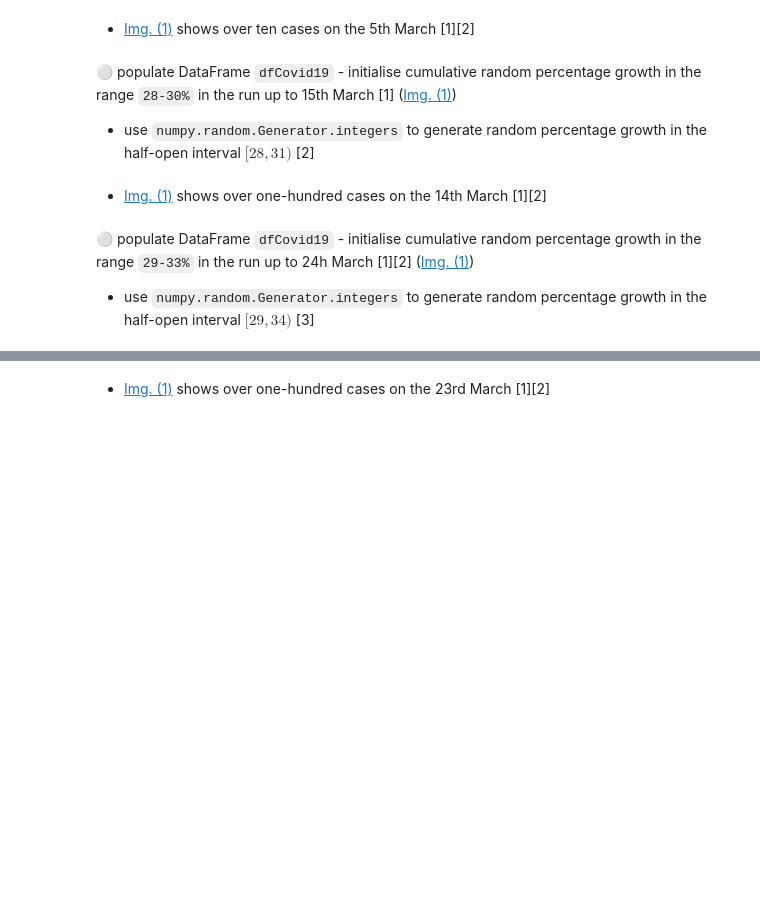
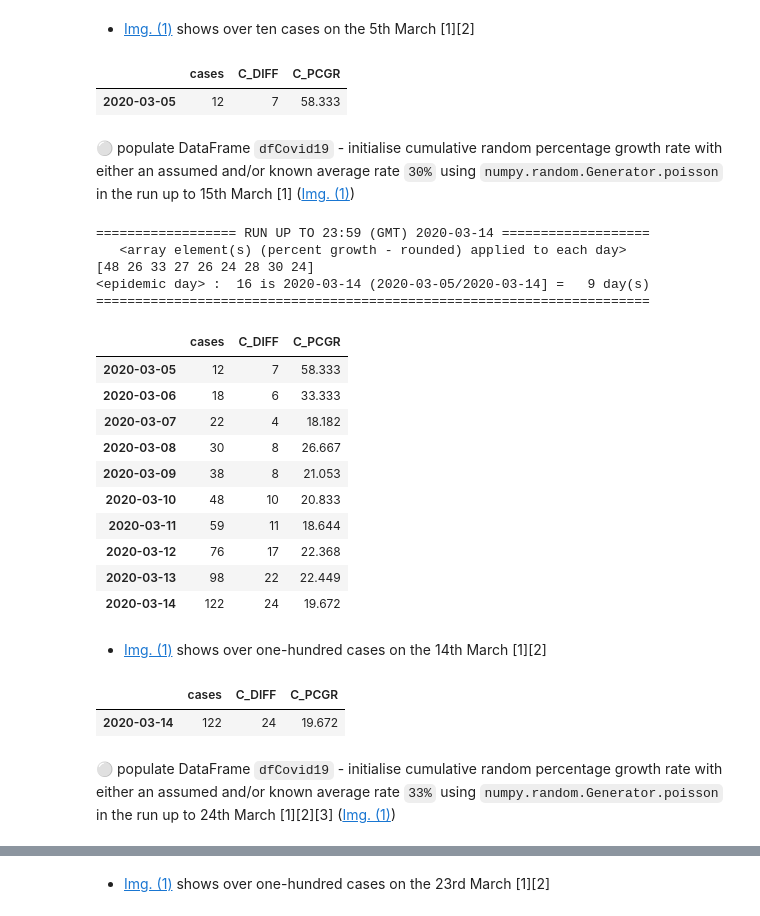
Before and after one commit to E6985/pda-numpy-random-simulation, a Jupyter notebook: Programming-for-Data-Analysis-Project-2020.ipynb, the cells around one changed output, grey strips where cells are left out. Drawn from its saved outputs; the diff is of its cells as text; code cells hidden in the pictures; blank space fills up the shorter version.

```diff
--- a/Programming-for-Data-Analysis-Project-2020.ipynb
+++ b/Programming-for-Data-Analysis-Project-2020.ipynb
@@ -156,6 +156,8 @@ def fCovid19(nRowCldIntervalS,nRowCldIntervalE,nColVarInterest,nArrPercent):
         nPopulate=nICU
     elif nColVarInterest=="deaths":
         nPopulate=nDeaths
+    print("================== RUN UP TO 23:59 (GMT) {} ===================".format(
+        nRowCldIntervalE))
     for nDate in range(len(dfCovid19.loc[:nRowCldIntervalS]),
                        len(dfCovid19.loc[:nRowCldIntervalE])):
         nPopulate+=nPopulate*(nArrPercent[nDate-len(dfCovid19.loc[:nFrom])]/100)
@@ -164,9 +166,9 @@ def fCovid19(nRowCldIntervalS,nRowCldIntervalE,nColVarInterest,nArrPercent):
         nRowCldIntervalE=pd.to_datetime(nRowCldIntervalE) # convert to datetime
         # package pandas - subpackage _libs - subpackage tslibs - moduie timedeltas
         nRowCldIntervalE+=pd.Timedelta(1,unit="d") # duration initially x1 day
-    print("============== RUN UP TO {} (excluded) ===============".format(
-        nRowCldIntervalE))
-    print("<percentages>  : "); print(nArrPercent)
+    print("   <array element(s) (percent growth - rounded) applied to each day>")
+    print(nArrPercent)
+    return round(nPopulate)
 
 nTo,nFrom="2020-02-28","2020-02-27"
 
@@ -527,22 +557,40 @@ fEpidemicDay(dfCovid19,nTo); fStatus(dfCovid19,nFrom,nTo)
 [2] Department of Health, "COVID-19 modelling data - Thursday 16 April 2020," [gov](https://web.archive.org/web/20201119120437/https://www.gov.ie/en/publication/ea86cc-covid-19-modelling-data-thursday-16-april-2020), April 2020.
 -->
 # %%
-fStatus(dfCovid19,nTo,nTo)
+fStatus(dfCovid19,nTo,nTo)[[nColumn,"C_DIFF","C_PCGR"]]
+# %% [output]
+|  | cases | C_DIFF | C_PCGR |
+| 2020-03-05 | 12 | 7 | 58.333 |
 # %% [markdown]
-&#x26AA; populate DataFrame ``dfCovid19`` - initialise cumulative random percentage growth in the range ``28-30%`` in the run up to 15th March [1] ([Img. (1)](https://github.com/E6985/pda-numpy-random-simulation/blob/main/img/log-linear.png))
-
-
-- use ``numpy.random.Generator.integers`` to generate random percentage growth in the half-open interval $[28, 31)$ [2]
+&#x26AA; populate DataFrame ``dfCovid19`` - initialise cumulative random percentage growth rate with either an assumed and/or known average rate ``30%`` using ``numpy.random.Generator.poisson`` in the run up to 15th March [1] ([Img. (1)](https://github.com/E6985/pda-numpy-random-simulation/blob/main/img/log-linear.png))
 
 <!--
 [1] Department of Health, "COVID-19 modelling data - Thursday 16 April 2020," [gov](https://web.archive.org/web/20201119120437/https://www.gov.ie/en/publication/ea86cc-covid-19-modelling-data-thursday-16-april-2020), April 2020.
 
-[2] Anaconda (integers), "numpy.random.Generator," Docstring, June 2020.
+[2] Anaconda (poisson), "numpy.random.Generator," Docstring, June 2020.
 -->
 # %%
 nFrom,nTo="2020-03-05","2020-03-14"
-fCovid19(nFrom,nTo,nColumn,np.random.default_rng().integers(low=28,high=31))
-fEpidemicDay(dfCovid19,nTo); fStatus(dfCovid19,nFrom,nTo)
+nCases=fCovid19(nFrom,nTo,nColumn,np.random.default_rng().poisson(30,size=9))
+fEpidemicDay(dfCovid19,nTo)
+fStatus(dfCovid19,nFrom,nTo)[[nColumn,"C_DIFF","C_PCGR"]]
+# %% [output]
+================== RUN UP TO 23:59 (GMT) 2020-03-14 ===================
+   <array element(s) (percent growth - rounded) applied to each day>
+[48 26 33 27 26 24 28 30 24]
+<epidemic day> :  16 is 2020-03-14 (2020-03-05/2020-03-14] =   9 day(s)
+=======================================================================
+|  | cases | C_DIFF | C_PCGR |
+| 2020-03-05 | 12 | 7 | 58.333 |
+| 2020-03-06 | 18 | 6 | 33.333 |
+| 2020-03-07 | 22 | 4 | 18.182 |
+| 2020-03-08 | 30 | 8 | 26.667 |
+| 2020-03-09 | 38 | 8 | 21.053 |
+| 2020-03-10 | 48 | 10 | 20.833 |
+| 2020-03-11 | 59 | 11 | 18.644 |
+| 2020-03-12 | 76 | 17 | 22.368 |
+| 2020-03-13 | 98 | 22 | 22.449 |
+| 2020-03-14 | 122 | 24 | 19.672 |
 # %% [markdown]
 - [Img. (1)](https://github.com/E6985/pda-numpy-random-simulation/blob/main/img/log-linear.png) shows over one-hundred cases on the 14th March [1][2]
 
@@ -552,19 +600,19 @@ fEpidemicDay(dfCovid19,nTo); fStatus(dfCovid19,nFrom,nTo)
 [2] Department of Health, "COVID-19 modelling data - Thursday 16 April 2020," [gov](https://web.archive.org/web/20201119120437/https://www.gov.ie/en/publication/ea86cc-covid-19-modelling-data-thursday-16-april-2020), April 2020.
 -->
 # %%
-fStatus(dfCovid19,nTo,nTo)
+fStatus(dfCovid19,nTo,nTo)[[nColumn,"C_DIFF","C_PCGR"]]
+# %% [output]
+|  | cases | C_DIFF | C_PCGR |
+| 2020-03-14 | 122 | 24 | 19.672 |
 # %% [markdown]
-&#x26AA; populate DataFrame ``dfCovid19`` - initialise cumulative random percentage growth in the range ``29-33%`` in the run up to 24h March [1][2] ([Img. (1)](https://github.com/E6985/pda-numpy-random-simulation/blob/main/img/log-linear.png))
-
-
-- use ``numpy.random.Generator.integers`` to generate random percentage growth in the half-open interval $[29, 34)$ [3]
+&#x26AA; populate DataFrame ``dfCovid19`` - initialise cumulative random percentage growth rate with either an assumed and/or known average rate ``33%`` using ``numpy.random.Generator.poisson`` in the run up to 24th March [1][2][3] ([Img. (1)](https://github.com/E6985/pda-numpy-random-simulation/blob/main/img/log-linear.png))
 
 <!--
 [1] P. Nolan (IEMAG), "LIVE: Health officials confirm latest number of coronavirus cases and deaths (16/04/2020)," [VirginMediaNews](https://web.archive.org/web/20201207123500if_/https://www.facebook.com/VirginMediaNews/videos/242266480512521), April 2020.
 
 [2] Department of Health, "COVID-19 modelling data - Thursday 16 April 2020," [gov](https://web.archive.org/web/20201119120437/https://www.gov.ie/en/publication/ea86cc-covid-19-modelling-data-thursday-16-april-2020), April 2020.
 
-[3] Anaconda (integers), "numpy.random.Generator," Docstring, June 2020.
+[3] Anaconda (poisson), "numpy.random.Generator," Docstring, June 2020.
 -->
 # %%
 nFrom,nTo="2020-03-14","2020-03-23"
```
Also changed, not shown: parts of 11 cells of this notebook.
